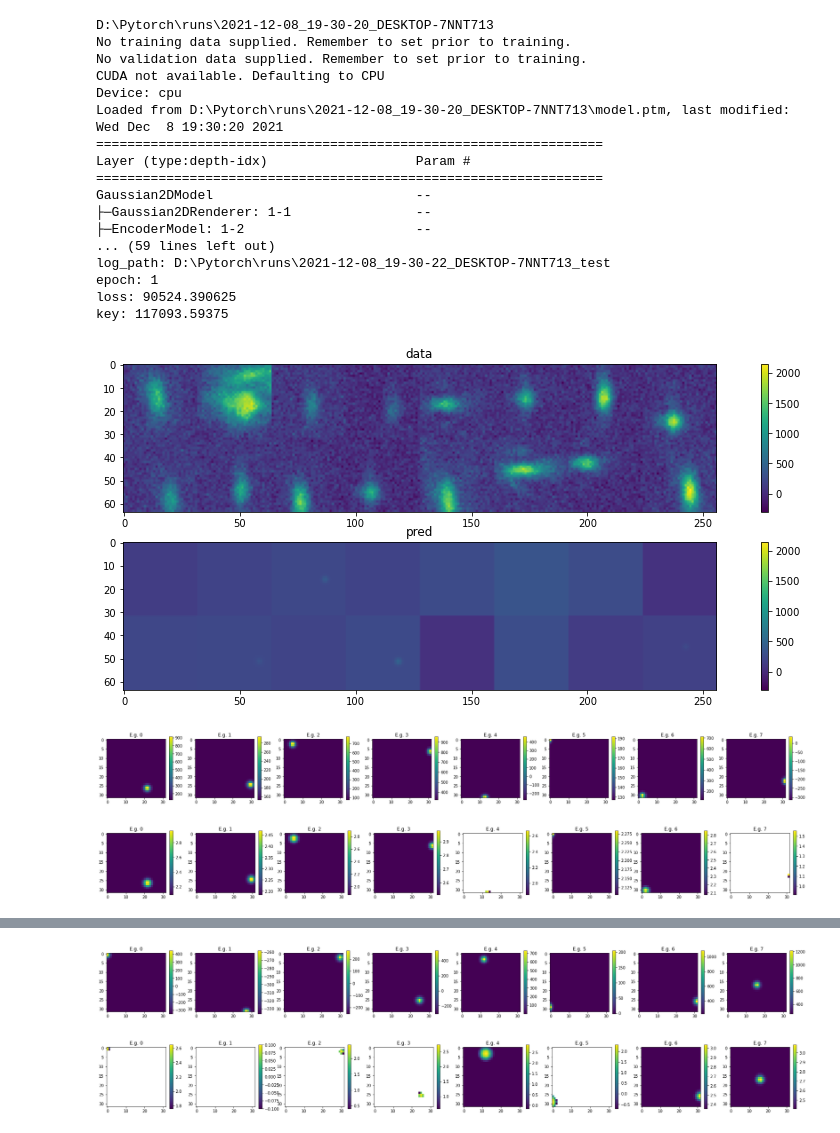
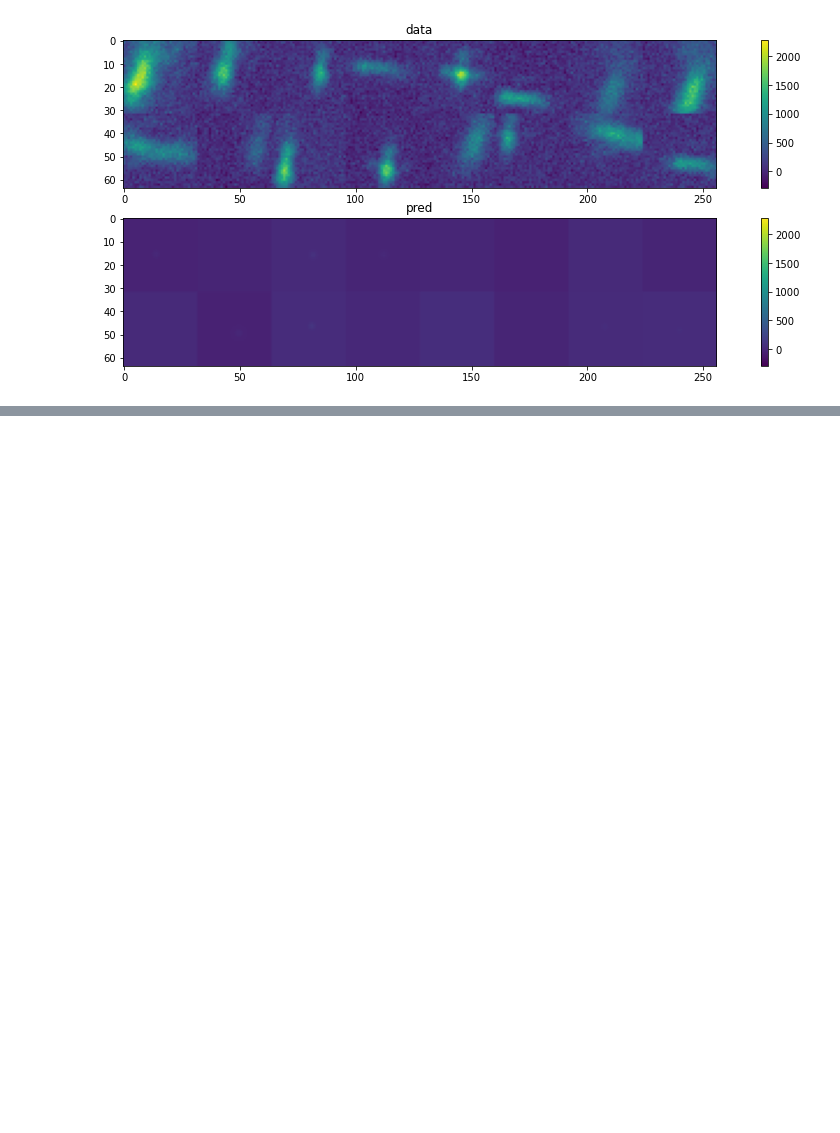
Before and after one commit to kkhchung/smlm-dl, a Jupyter notebook: smlm_dl/training_tests.ipynb, the cells around one changed output, grey strips where cells are left out. Saved outputs shown, nothing was run; the diff lists cells and outputs as text; code cells hidden in the pictures; blank space fills up the shorter version.

Commit message:
Added id encoder for direct fitting.
Refactoring.

```diff
--- a/smlm_dl/training_tests.ipynb
+++ b/smlm_dl/training_tests.ipynb
@@ -73,18 +73,27 @@ valid_dataloader = DataLoader(valid_data, batch_size=64, shuffle=True)
 # %%
 reload(trainer)
-fitting_model = model.Gaussian2DModel(fit_params=['x','y','sig', 'A', 'bg'])
+fitting_model = model.Gaussian2DModel(encoder_class=model.IdEncoderModel,
+                                      # img_size=(32,32),
+                                      fit_params=['x','y','A','sig','bg'],
+                                      max_psf_count=1,
+                                      encoder_params={"num_img":len(train_dataloader.dataset)
+                                          # "depth":3,
+                                                      # "skip_channels":4,
+                                                      # "first_layer_out_channels":16,
+                                                     }
+                                     )
 training = trainer.FittingTrainer(fitting_model, train_dataloader, valid_dataloader,)
 training.train_and_validate(2,)
-model.check_model(fitting_model, )
+# model.check_model(fitting_model, )
 
-filepath = training.current_state["log_path"]
-print(filepath)
-training = trainer.FittingTrainer.from_model_file(os.path.join(filepath, "model.ptm"))
-training.load_checkpoint(os.path.join(filepath, "checkpoint.ptc"))
-training.train_data_loader = train_dataloader
-training.valid_data_loader = valid_dataloader
-training.train_and_validate(2, label="test")
-model.check_model(fitting_model, )
+# filepath = training.current_state["log_path"]
+# print(filepath)
+# training = trainer.FittingTrainer.from_model_file(os.path.join(filepath, "model.ptm"))
+# training.load_checkpoint(os.path.join(filepath, "checkpoint.ptc"))
+# training.train_data_loader = train_dataloader
+# training.valid_data_loader = valid_dataloader
+# training.train_and_validate(2, label="test")
+# model.check_model(fitting_model, )
 # %% [output]
 CUDA not available. Defaulting to CPU
 Device: cpu
@@ -106,20 +115 @@ loss: 117093.59375
-D:\Pytorch\runs\2021-12-08_19-30-20_DESKTOP-7NNT713
-No training data supplied. Remember to set prior to training.
-No validation data supplied. Remember to set prior to training.
-CUDA not available. Defaulting to CPU
-Device: cpu
-Loaded from D:\Pytorch\runs\2021-12-08_19-30-20_DESKTOP-7NNT713\model.ptm, last modified: Wed Dec  8 19:30:20 2021
-=================================================================
-Layer (type:depth-idx)                   Param #
-=================================================================
-Gaussian2DModel                          --
-├─Gaussian2DRenderer: 1-1                --
-├─EncoderModel: 1-2                      --
-... (59 lines left out)
-log_path: D:\Pytorch\runs\2021-12-08_19-30-22_DESKTOP-7NNT713_test
-epoch: 1
-loss: 90524.390625
-key: 117093.59375
-[figure, old version]
+[figure, new version]
-[figure, removed]
-[figure, removed]
@@ -127,2 +115,0 @@ key: 117093.59375
-[figure, removed]
-[figure, removed]
```
Also changed, not shown: parts of 5 cells of this notebook, 5 other files.
